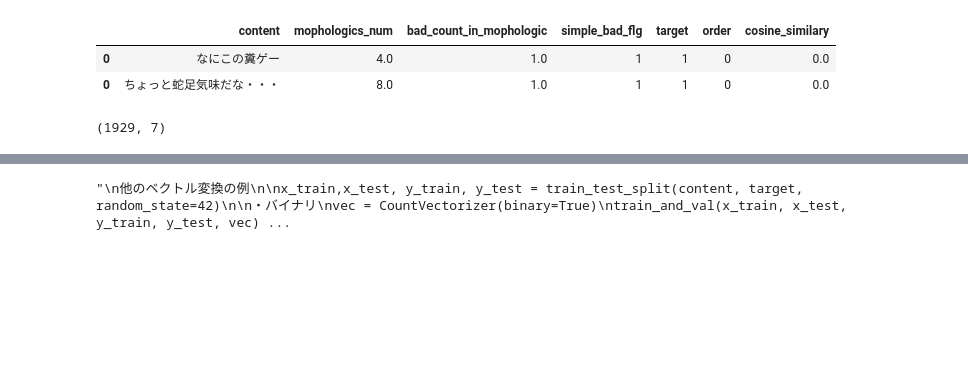
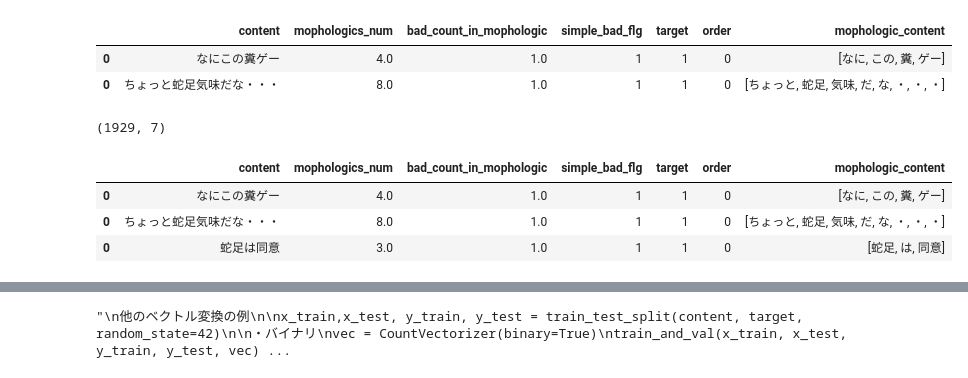
Before and after one commit to N-Eiki/proen, a Jupyter notebook: dev/Untitled.ipynb, the cells around one changed output, grey strips where cells are left out. Saved outputs shown, nothing was run; the diff lists cells and outputs as text; code cells hidden in the pictures; blank space fills up the shorter version.

```diff
--- a/dev/Untitled.ipynb
+++ b/dev/Untitled.ipynb
@@ -77,15 +97,12 @@ for r in tqdm(data.iterrows()):
     wakati_arr.append(wakati)
 model = Word2Vec(wakati_arr, sg=1, size=100, window=5, min_count=1)
 # %%
-# from gensim.models import Word2Vec
-# # data = pd.read_csv('../data/some_comment_data.csv')
-# # newdata=pd.concat([pd.DataFrame(data.content), pd.DataFrame(df.content)])
-# newdata = df[df.target==1]
-# wakati_arr = []
-# for r in tqdm(newdata.iterrows()):
-#     wakati = create_wakati_content(r[1].content)
-#     wakati_arr.append(wakati)
-# model = Word2Vec(wakati_arr, sg=1, size=100, window=5, min_count=1)
+data = pd.read_csv('../data/some_comment_data.csv')
+
+for r in tqdm(data.iterrows()):
+    wakati = create_wakati_content(r[1].content)
+    wakati_arr.append(wakati)
+model = Word2Vec(wakati_arr, sg=1, size=100, window=5, min_count=1)
 # %%
 '''
 悪口ワードの含有
@@ -105,6 +122,7 @@ import sys
 import numpy as np
 from janome.tokenizer import Tokenizer
 from tqdm import tqdm
+import gensim
 
 df = pd.read_csv('../data/clean/mount_all_data.csv')
 df.drop('comment_id', axis=1, inplace=True)
@@ -149,12 +167,12 @@ for r in tqdm(newdata.iterrows()):
 model = Word2Vec(wakati_arr, sg=1, size=100, window=5, min_count=1)
 '''
 
-def calc_cosine_similary(text,model):
+def calc_cosine_similary(text,model,debug=False):
     text_list = []
+    scores = {}
 
     for t in tokenizer.tokenize(text):
         text_list.append(t.surface)
-    scores = {}
     for word in text_list:
         try:
             vector1 = model.wv[word]
@@ -168,57 +186,64 @@ def calc_cosine_similary(text,model):
                     pass
         except:
             pass
-
     all_scores = []
     for scores in scores.values():
         all_scores +=scores
     all_scores= np.array(all_scores)
     typicalV = np.median(all_scores, axis=0)
 
+    if debug:
+        return scores
     return typicalV
 
 
-
+def mophologicize(text):
+    words = []
+    for t in tokenizer.tokenize(text):
+        words.append(t.surface)
+    return words
 
 
 #dfと悪口辞書を入れて新しい特徴量を含んだdfを返す
 def make_features(df, badwordlist, positivelist=np.nan, hinikulist=np.nan):
 #     col=["content","mophologics_num", "bad_per_mophologic", "simple_bad_flg","target", "hiniku_per_mophologic",\
 #          "simple_hiniku_flg", "positive_per_mophologic", "simple_positive_flg"]
-    model = Word2Vec(wakati_arr, sg=1, size=100, window=5, min_count=1)#word2vecのmodel
-    col=["content","mophologics_num", "bad_count_in_mophologic", "simple_bad_flg","target","order","cosine_similary"]
+#     import gensim
+    PATH="./gensimmodel/word2vec.gensim.model"
+    model = gensim.models.Word2Vec.load(PATH)
+    col=["content","mophologics_num", "bad_count_in_mophologic", "simple_bad_flg","target","order","mophologic_content"]
 
     basedf = pd.DataFrame(columns=col)
     tokenizer = Tokenizer()
     for r in tqdm(df.iterrows()):
         text = str(r[1].content)
         target = r[1].type
         num = len(tokenizer.tokenize(text))
         badcount,badflg = get_word_count(text, badwordlist)
         orderlabel = get_order_label(text)
-        score = calc_cosine_similary(text,model)
+        mophologic = mophologicize(text)
 #         hinikucount, hinikuflg = get_word_count(text, hinikulist)
 #         positivecount, positiveflg = get_word_count(text, positivelist)
 #         newdf = pd.DataFrame(np.array([text, num, badcount,badflg,target,\
 #                                        hinikucount, hinikuflg, positivecount,\
 #                                        positiveflg]).reshape(1,-1),columns=col)
-        newdf = pd.DataFrame(np.array([text, num, badcount,badflg,target, orderlabel,score]).reshape(1,-1),columns=col)
+        newdf = pd.DataFrame(np.array([text, num, badcount,badflg,target, orderlabel,mophologic]).reshape(1,-1),columns=col)
         basedf = pd.concat([basedf, newdf])
 
     basedf["target"] = basedf.apply(lambda x: int(x["target"]), axis=1)
 #     basedf["comment_id"] = basedf.index
     basedf["bad_count_in_mophologic"] = basedf.apply(lambda x: float(x["bad_count_in_mophologic"]), axis=1)
     basedf["mophologics_num"] = basedf.apply(lambda x: float(x["mophologics_num"]), axis=1)
     basedf["order"] = basedf.order.apply(lambda x: int(x))
-    basedf["cosine_similary"] = basedf.cosine_similary.apply(lambda x: float(x))
+#     basedf["cosine_similar"] = basedf.cosine_similar.apply(lambda x: float(x))
 
     return basedf
 df =make_features(df, list(badwordlist.bad.values))
 df = df.fillna(0.0)
 display(df.head(2))
 print(df.shape)
 # %% [output]
-|  | content | mophologics_num | bad_count_in_mophologic | simple_bad_flg | target | order | cosine_similary |
-| 0 | なにこの糞ゲー | 4.0 | 1.0 | 1 | 1 | 0 | 0.0 |
-| 0 | ちょっと蛇足気味だな・・・ | 8.0 | 1.0 | 1 | 1 | 0 | 0.0 |
+|  | content | mophologics_num | bad_count_in_mophologic | simple_bad_flg | target | order | mophologic_content |
+| 0 | なにこの糞ゲー | 4.0 | 1.0 | 1 | 1 | 0 | [なに, この, 糞, ゲー] |
+| 0 | ちょっと蛇足気味だな・・・ | 8.0 | 1.0 | 1 | 1 | 0 | [ちょっと, 蛇足, 気味, だ, な, ・, ・, ・] |
 (1929, 7)
@@ -227,0 +250,14 @@ print(df.shape)
+# %%
+b_l=[]
+#wor2vecの辞書にない単語の除外
+for word in badwordlist.bad.values:
+    try:
+        a = model.wv[word]
+        b_l.append(word)
+    except:
+        pass
+# %% [output]
+|  | content | mophologics_num | bad_count_in_mophologic | simple_bad_flg | target | order | mophologic_content |
+| 0 | なにこの糞ゲー | 4.0 | 1.0 | 1 | 1 | 0 | [なに, この, 糞, ゲー] |
+| 0 | ちょっと蛇足気味だな・・・ | 8.0 | 1.0 | 1 | 1 | 0 | [ちょっと, 蛇足, 気味, だ, な, ・, ・, ・] |
+| 0 | 蛇足は同意 | 3.0 | 1.0 | 1 | 1 | 0 | [蛇足, は, 同意] |
```
Also changed, not shown: parts of 17 cells of this notebook.
